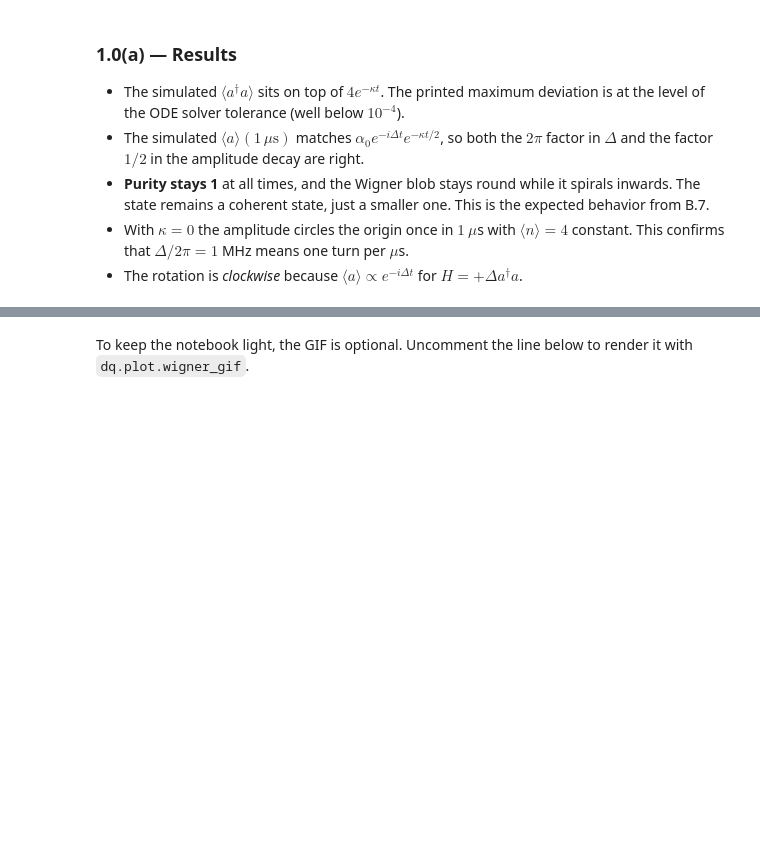
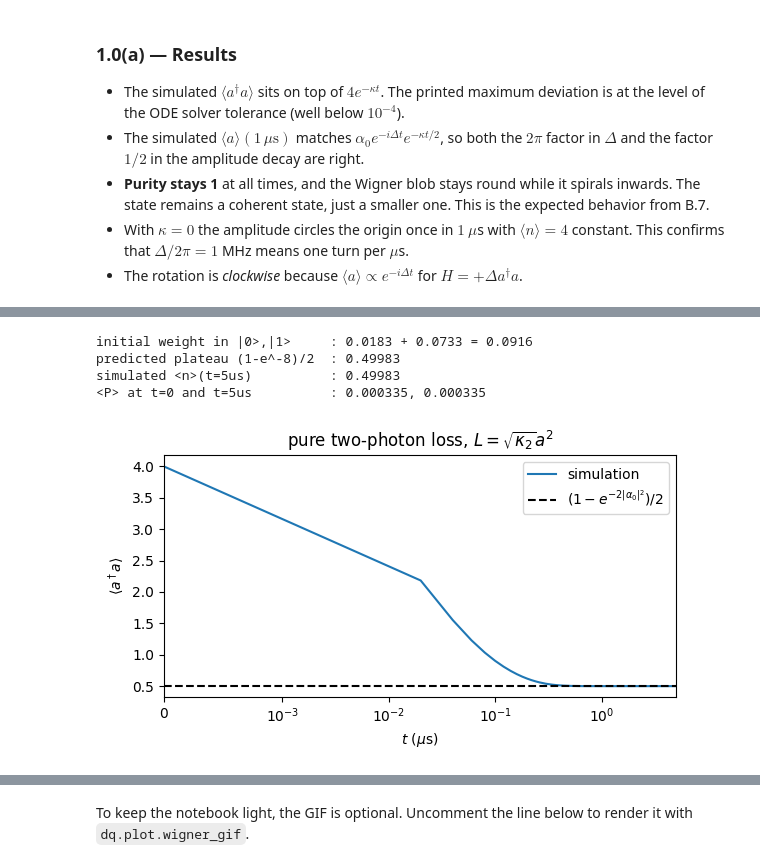
Before and after one commit to eykzhang/duquantum, a Jupyter notebook: task1.ipynb, the cells around one changed output, grey strips where cells are left out. Saved outputs shown, nothing was run; the diff lists cells and outputs as text; code cells hidden in the pictures; blank space fills up the shorter version.

```diff
--- a/task1.ipynb
+++ b/task1.ipynb
@@ -161,18 +176,26 @@ The initial *fraction already in* $\{|0\rangle,|1\rangle\}$ is only $e^{-4}(1+4)
 # %%
 t_b = jnp.linspace(0.0, 5.0, 251)
 res_b = dq.mesolve(dq.zeros(N), [jnp.sqrt(kappa_2) * a1 @ a1], dq.coherent(N, 2.0), t_b,
                    exp_ops=[a1.dag() @ a1, dq.parity(N)])
 
 p_init = np.abs(np.asarray(dq.coherent(N, 2.0).to_jax()).ravel())**2
 print(f"initial weight in |0>,|1>     : {p_init[0]:.4f} + {p_init[1]:.4f} = {p_init[0]+p_init[1]:.4f}")
 print(f"predicted plateau (1-e^-8)/2  : {(1-np.exp(-8))/2:.5f}")
 print(f"simulated <n>(t=5us)          : {float(res_b.expects[0,-1].real):.5f}")
 print(f"<P> at t=0 and t=5us          : {float(res_b.expects[1,0].real):.6f}, {float(res_b.expects[1,-1].real):.6f}")
 
 fig, ax = plt.subplots(figsize=(6, 3.5))
 ax.plot(t_b, res_b.expects[0].real, label='simulation')
 ax.axhline((1-np.exp(-8))/2, color='k', ls='--', label=r'$(1-e^{-2|\alpha_0|^2})/2$')
 ax.set_xscale('symlog', linthresh=0.05)
 ax.set_xlabel(r'$t$ ($\mu$s)'); ax.set_ylabel(r'$\langle a^\dagger a\rangle$'); ax.legend()
 ax.set_title(r'pure two-photon loss, $L=\sqrt{\kappa_2}a^2$')
+ax.set_xscale('symlog', linthresh=1e-3)
+ax.set_xlim(0, 5.0)
 plt.tight_layout(); plt.show()
+# %% [output]
+initial weight in |0>,|1>     : 0.0183 + 0.0733 = 0.0916
+predicted plateau (1-e^-8)/2  : 0.49983
+simulated <n>(t=5us)          : 0.49983
+<P> at t=0 and t=5us          : 0.000335, 0.000335
+[figure, added]
```
Also changed, not shown: parts of 20 cells of this notebook, 21 other files.
